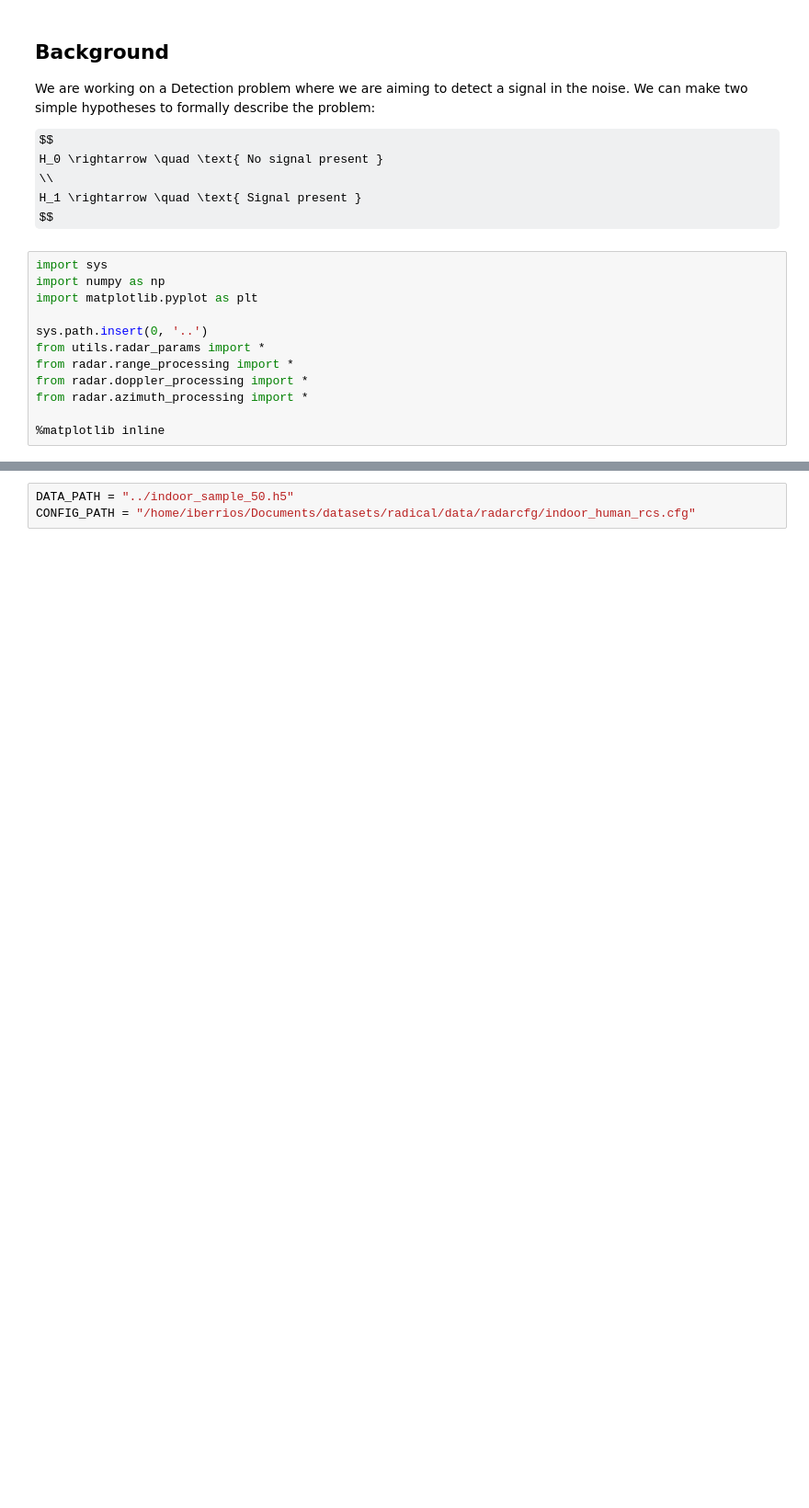
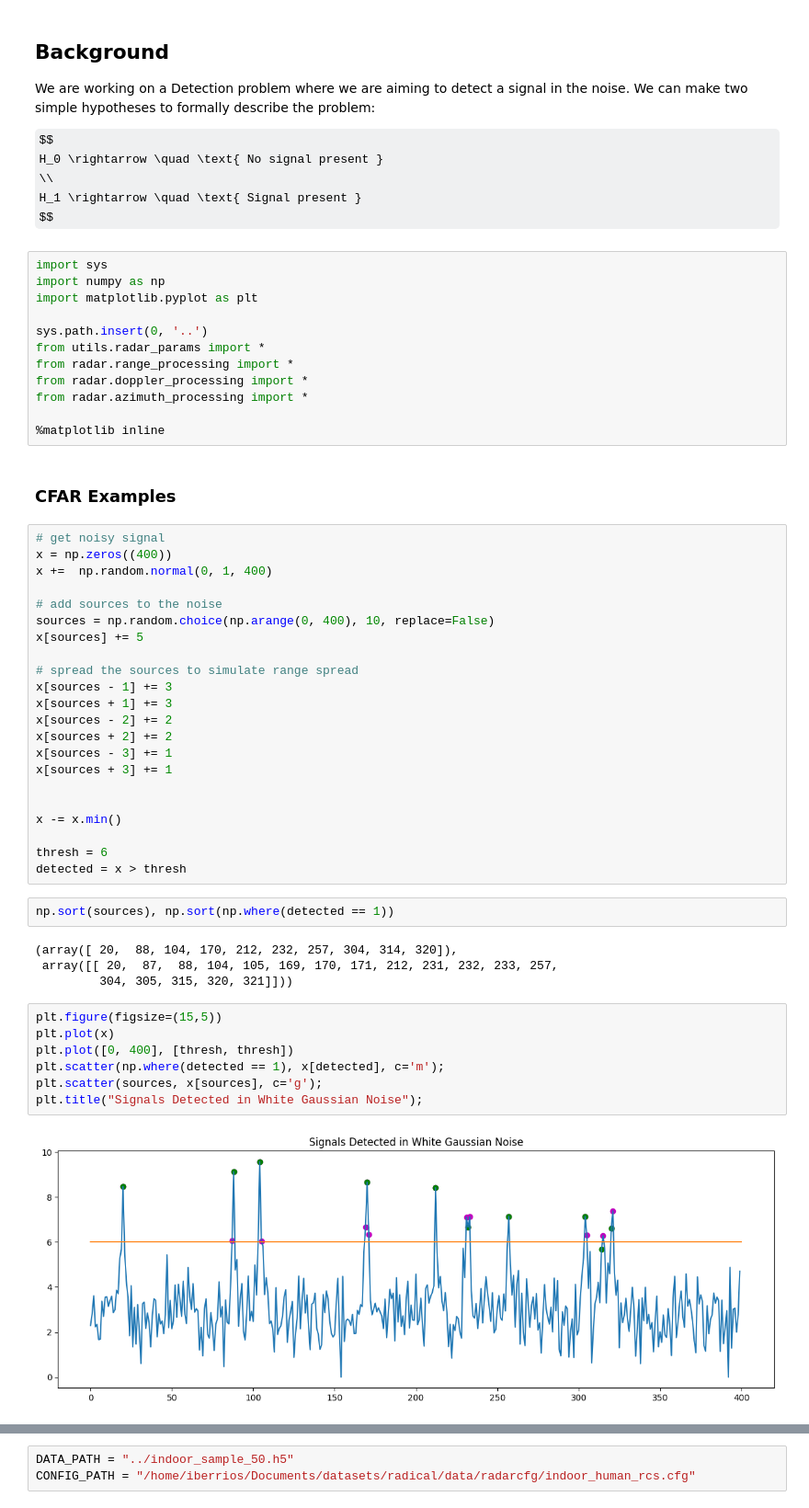
Before and after one commit to itberrios/radical, a Jupyter notebook: notebooks/cfar_pt1.ipynb, the cells around one changed output, grey strips where cells are left out. Shown at 92% size. Saved outputs shown, nothing was run; the diff lists cells and outputs as text; some formulas as TeX source; blank space fills up the shorter version.

```diff
--- a/notebooks/cfar_pt1.ipynb
+++ b/notebooks/cfar_pt1.ipynb
@@ -29,3 +29,42 @@ from radar.doppler_processing import *
 from radar.azimuth_processing import *
 
 %matplotlib inline
+# %% [markdown]
+### CFAR Examples
+# %%
+# get noisy signal
+x = np.zeros((400))
+x +=  np.random.normal(0, 1, 400)
+
+# add sources to the noise
+sources = np.random.choice(np.arange(0, 400), 10, replace=False)
+x[sources] += 5
+
+# spread the sources to simulate range spread
+x[sources - 1] += 3
+x[sources + 1] += 3
+x[sources - 2] += 2
+x[sources + 2] += 2
+x[sources - 3] += 1
+x[sources + 3] += 1
+
+
+x -= x.min()
+
+thresh = 6
+detected = x > thresh
+# %%
+np.sort(sources), np.sort(np.where(detected == 1))
+# %% [output]
+(array([ 20,  88, 104, 170, 212, 232, 257, 304, 314, 320]),
+ array([[ 20,  87,  88, 104, 105, 169, 170, 171, 212, 231, 232, 233, 257,
+         304, 305, 315, 320, 321]]))
+# %%
+plt.figure(figsize=(15,5))
+plt.plot(x)
+plt.plot([0, 400], [thresh, thresh])
+plt.scatter(np.where(detected == 1), x[detected], c='m');
+plt.scatter(sources, x[sources], c='g');
+plt.title("Signals Detected in White Gaussian Noise");
+# %% [output]
+[figure, added]
```
Also changed, not shown: parts of 39 cells of this notebook, 5 other files.
